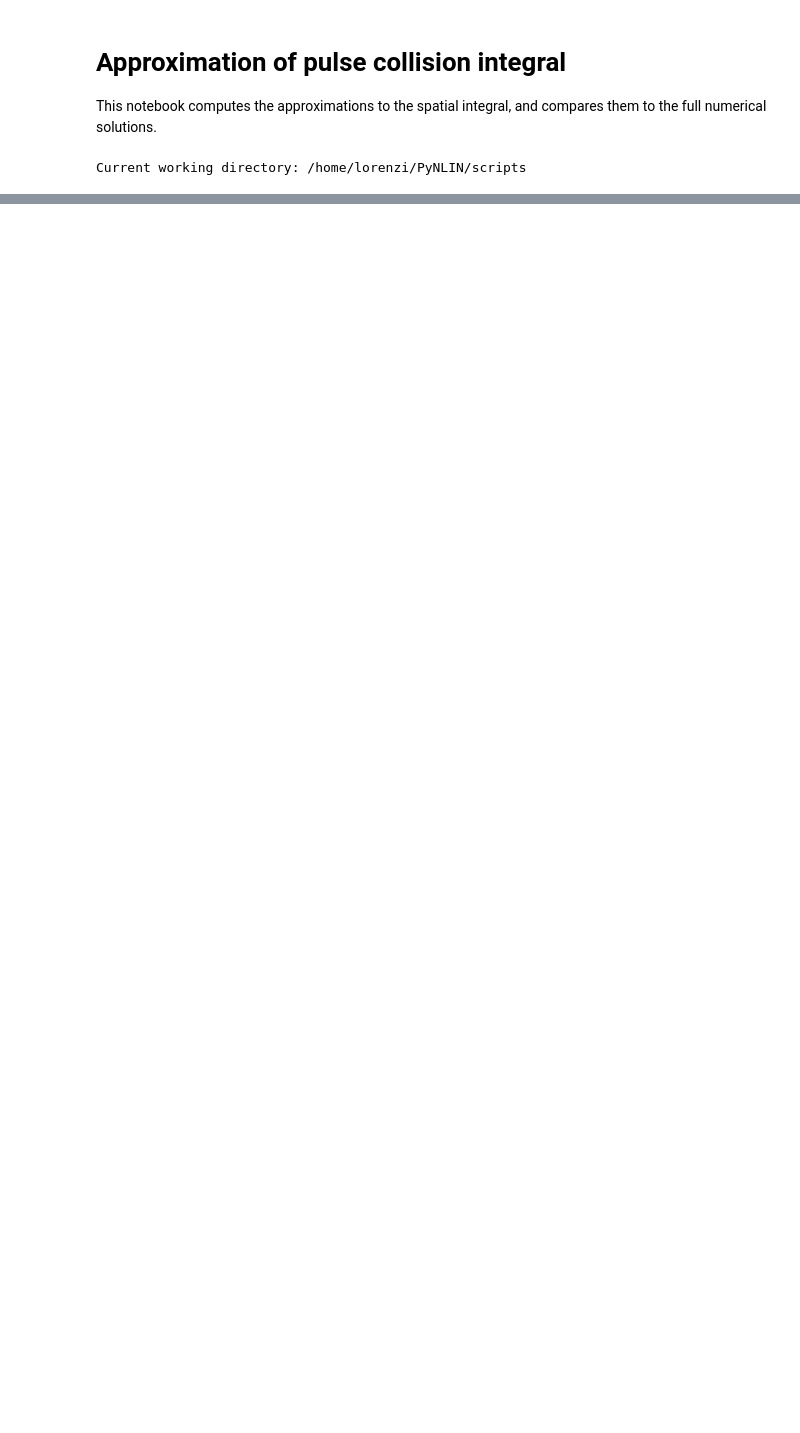
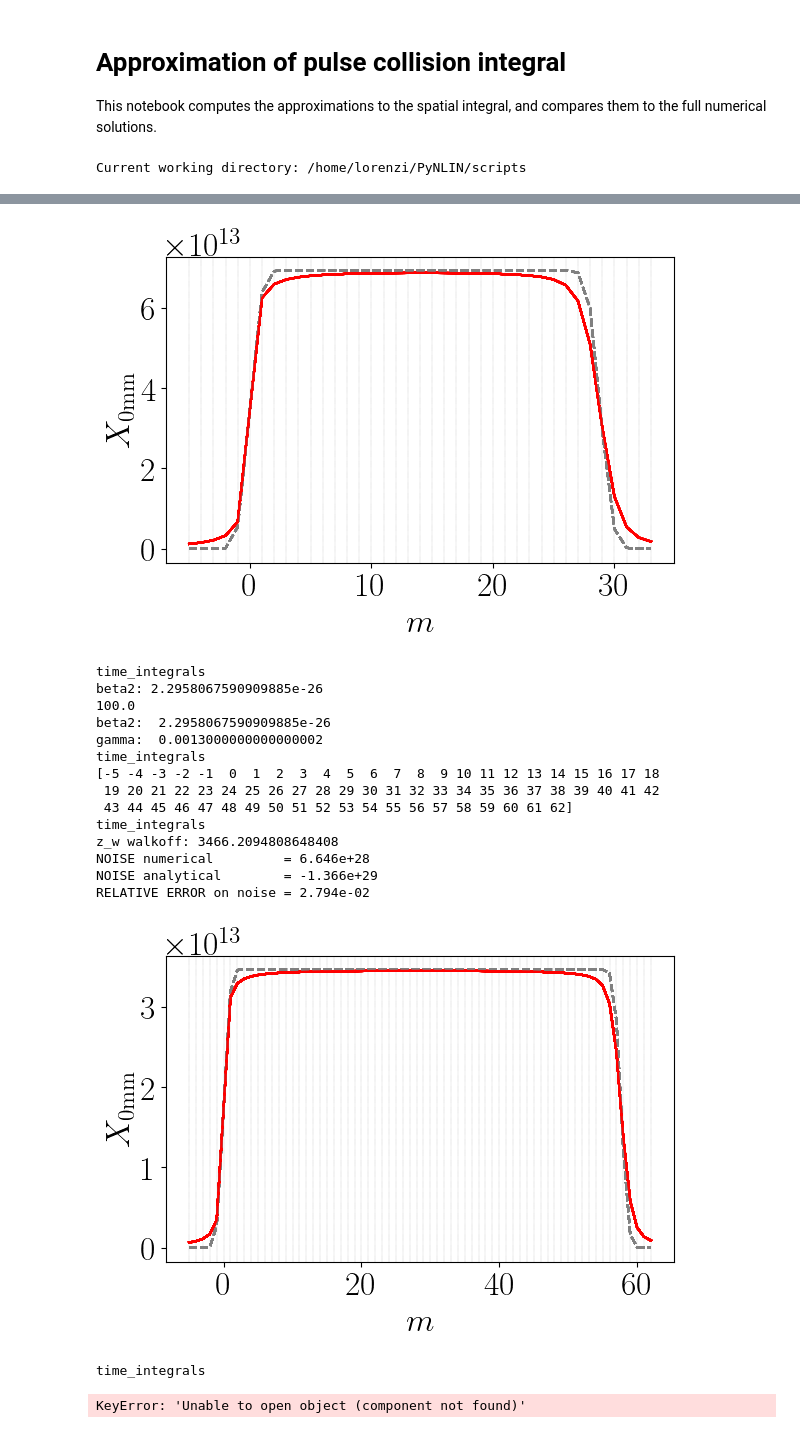
Before and after one commit to geeanlooca/PyNLIN, a Jupyter notebook: scripts/fmf.ipynb, the cells around one changed output, grey strips where cells are left out. Drawn from its saved outputs; the diff is of its cells as text; code cells hidden in the pictures; blank space fills up the shorter version.

Commit message:
effective notebook for estimation of the error

```diff
--- a/scripts/fmf.ipynb
+++ b/scripts/fmf.ipynb
@@ -39,0 +31,5 @@ RELATIVE ERROR on noise = 4.678e-02
+# %%
+length = 1e3 * 200
+do_time_integrals(length, pulse_shape="Nyquist")
+compare_interferent(interfering_channels=[0, 1])
+# %% [output]
@@ -39,0 +51,18 @@ RELATIVE ERROR on noise = 4.678e-02
+[figure, added]
+time_integrals
+beta2: 2.2958067590909885e-26
+100.0
+beta2:  2.2958067590909885e-26
+gamma:  0.0013000000000000002
+time_integrals
+[-5 -4 -3 -2 -1  0  1  2  3  4  5  6  7  8  9 10 11 12 13 14 15 16 17 18
+ 19 20 21 22 23 24 25 26 27 28 29 30 31 32 33 34 35 36 37 38 39 40 41 42
+ 43 44 45 46 47 48 49 50 51 52 53 54 55 56 57 58 59 60 61 62]
+time_integrals
+z_w walkoff: 3466.2094808648408
+NOISE numerical         = 6.646e+28
+NOISE analytical        = -1.366e+29
+RELATIVE ERROR on noise = 2.794e-02
+[figure, added]
+time_integrals
+KeyError: 'Unable to open object (component not found)'
```
Also changed, not shown: parts of 3 cells of this notebook, 3 other files.
